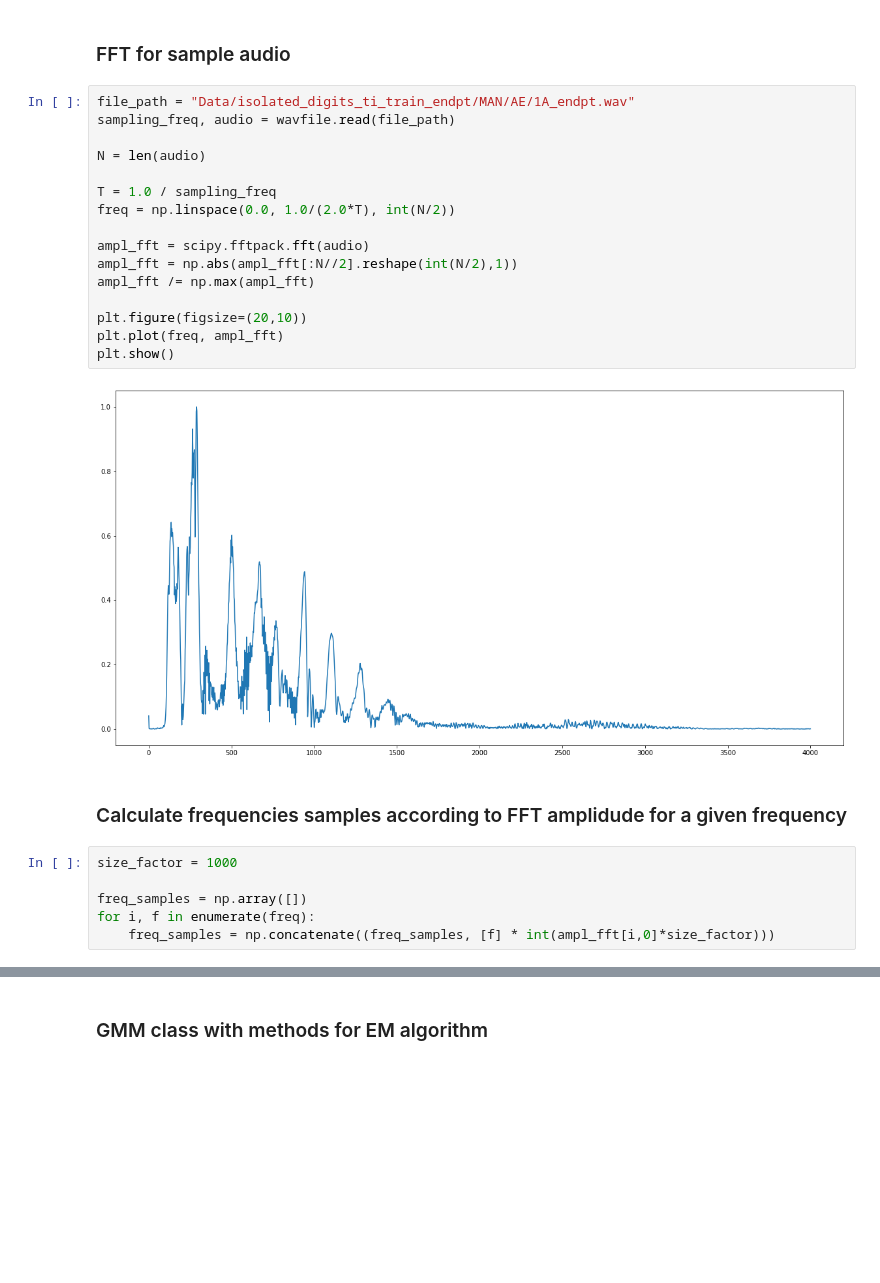
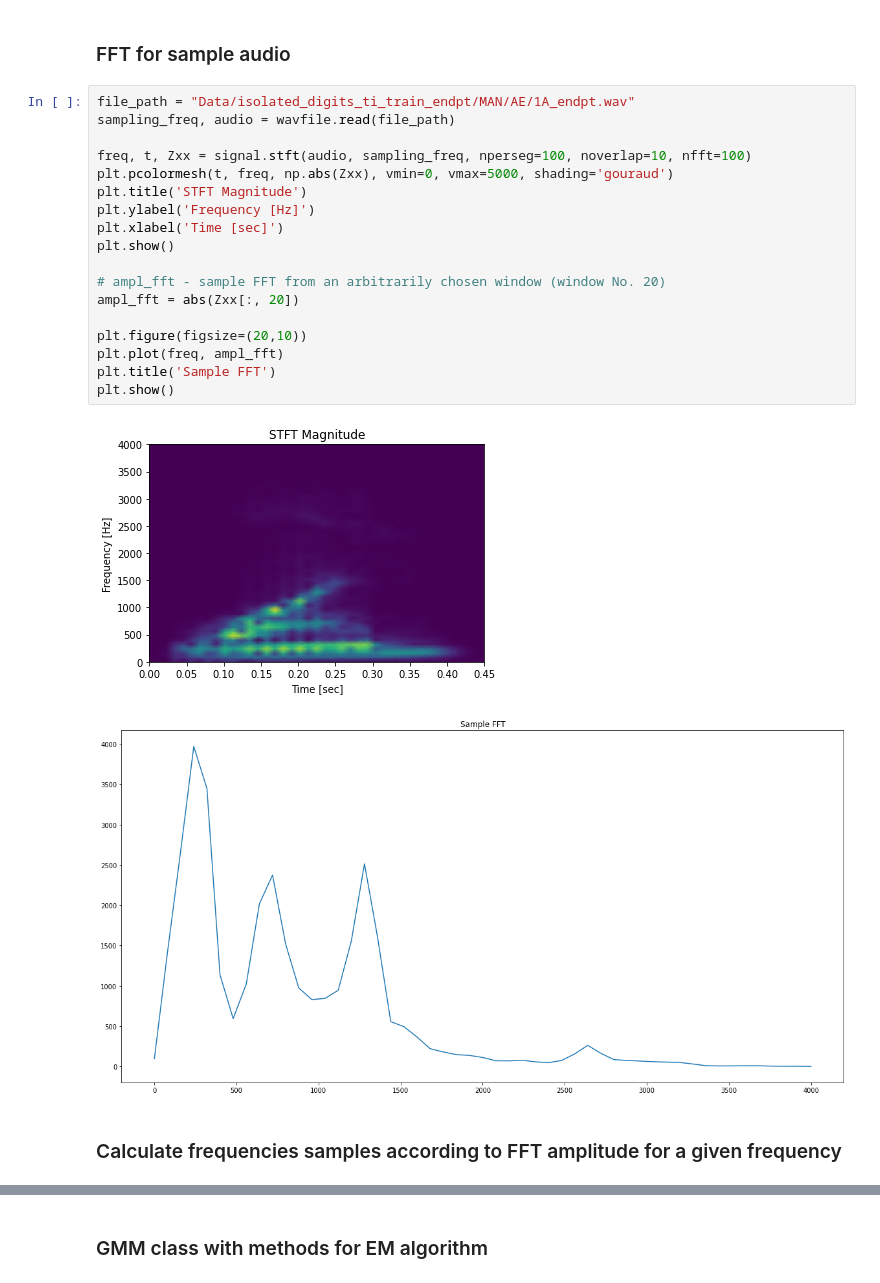
Before and after one commit to greg9702/GMM-ASR, a Jupyter notebook: project.ipynb, the cells around one changed output, grey strips where cells are left out. Cells and saved outputs as stored; diff of their text form; blank space fills up the shorter version.

```diff
--- a/project.ipynb
+++ b/project.ipynb
@@ -21,28 +22,25 @@ NUM_ITERS = 10
 # %% [markdown]
 ### FFT for sample audio
-# %%
-file_path = "Data/isolated_digits_ti_train_endpt/MAN/AE/1A_endpt.wav"
-sampling_freq, audio = wavfile.read(file_path)
-
-N = len(audio)
-
-T = 1.0 / sampling_freq
-freq = np.linspace(0.0, 1.0/(2.0*T), int(N/2))
-
-ampl_fft = scipy.fftpack.fft(audio)
-ampl_fft = np.abs(ampl_fft[:N//2].reshape(int(N/2),1))
-ampl_fft /= np.max(ampl_fft)
-
-plt.figure(figsize=(20,10))
-plt.plot(freq, ampl_fft)
-plt.show()
-# %% [output]
-[figure, removed]
+# %%
+file_path = "Data/isolated_digits_ti_train_endpt/MAN/AE/1A_endpt.wav"
+sampling_freq, audio = wavfile.read(file_path)
+
+freq, t, Zxx = signal.stft(audio, sampling_freq, nperseg=100, noverlap=10, nfft=100)
+plt.pcolormesh(t, freq, np.abs(Zxx), vmin=0, vmax=5000, shading='gouraud')
+plt.title('STFT Magnitude')
+plt.ylabel('Frequency [Hz]')
+plt.xlabel('Time [sec]')
+plt.show()
+
+# ampl_fft - sample FFT from an arbitrarily chosen window (window No. 20)
+ampl_fft = abs(Zxx[:, 20])
+
+plt.figure(figsize=(20,10))
+plt.plot(freq, ampl_fft)
+plt.title('Sample FFT')
+plt.show()
+# %% [output]
+[figure, added]
+[figure, added]
 # %% [markdown]
-### Calculate frequencies samples according to FFT amplidude for a given frequency
+### Calculate frequencies samples according to FFT amplitude for a given frequency
-# %%
-size_factor = 1000
-
-freq_samples = np.array([])
-for i, f in enumerate(freq):
-    freq_samples = np.concatenate((freq_samples, [f] * int(ampl_fft[i,0]*size_factor)))
```
Also changed, not shown: parts of 11 cells of this notebook.
